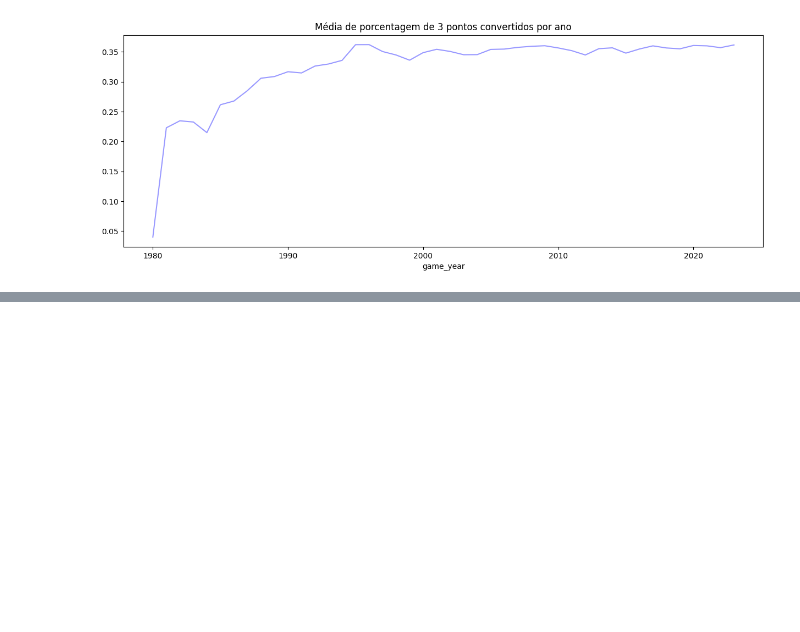
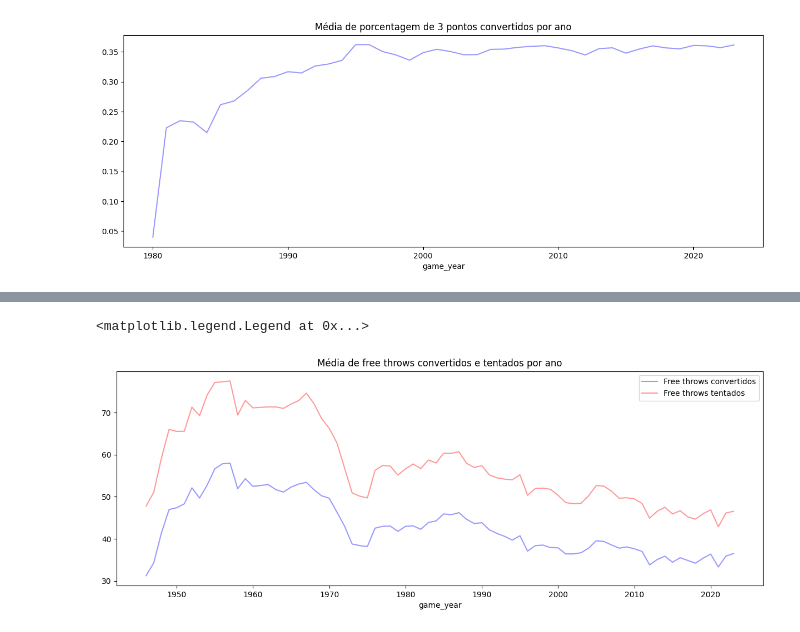
Before and after one commit to GabrielAlkmimBarros/TP_ICD, a Jupyter notebook: q1.ipynb, the cells around one changed output, grey strips where cells are left out. Saved outputs shown, nothing was run; the diff lists cells and outputs as text; code cells hidden in the pictures; blank space fills up the shorter version.

```diff
--- a/q1.ipynb
+++ b/q1.ipynb
@@ -155,3 +155,17 @@ plt.title('Média de porcentagem de 3 pontos convertidos por ano')
 # %% [output]
 Text(0.5, 1.0, 'Média de porcentagem de 3 pontos convertidos por ano')
 [figure]
+# %%
+df_freethrows = pd.read_csv('csv/game.csv', parse_dates=['game_date'])
+df_freethrows = df_freethrows[df_freethrows['season_type'].isin(['Regular Season', 'Playoffs'])]
+df_freethrows = df_freethrows.loc[:, ['game_date', 'ftm_home', 'fta_home', 'ftm_away', 'fta_away']]
+df_freethrows.insert(0, 'game_year', df_freethrows['game_date'].dt.year)
+df_freethrows.drop(columns=['game_date'], inplace=True)
+df_freethrows['ftm_total'] = df_freethrows['ftm_home'] + df_freethrows['ftm_away']
+df_freethrows['fta_total'] = df_freethrows['fta_home'] + df_freethrows['fta_away']
+df_freethrows.drop(columns=['ftm_home', 'fta_home', 'ftm_away', 'fta_away'], inplace=True)
+df_freethrows['ft_pct'] = df_freethrows['ftm_total'] / df_freethrows['fta_total']
+df_freethrows = df_freethrows.drop(df_freethrows.query('fta_total < ftm_total').index)
+df_freethrows.sort_values('ft_pct', ascending=False)
+df_freethrows = df_freethrows.dropna(subset = ['ftm_total', 'fta_total', 'ft_pct'])
+df_freethrows.tail()
@@ -157,0 +179,11 @@ Text(0.5, 1.0, 'Média de porcentagem de 3 pontos convertidos por ano')
+# %%
+#plotar os dados de free throws
+df_freethrowsmade = df_freethrows.groupby('game_year')['ftm_total'].mean()
+df_freethrowsattempt = df_freethrows.groupby('game_year')['fta_total'].mean()
+df_freethrowsmade.plot(kind='line', figsize=(15, 5), color='blue', alpha=0.4)
+df_freethrowsattempt.plot(kind='line', figsize=(15, 5), color='red', alpha=0.4)
+plt.title('Média de free throws convertidos e tentados por ano')
+plt.legend(['Free throws convertidos', 'Free throws tentados'])
+# %% [output]
+<matplotlib.legend.Legend at 0x...>
+[figure, added]
```
Also changed, not shown: parts of 2 cells of this notebook, 1 other file.
